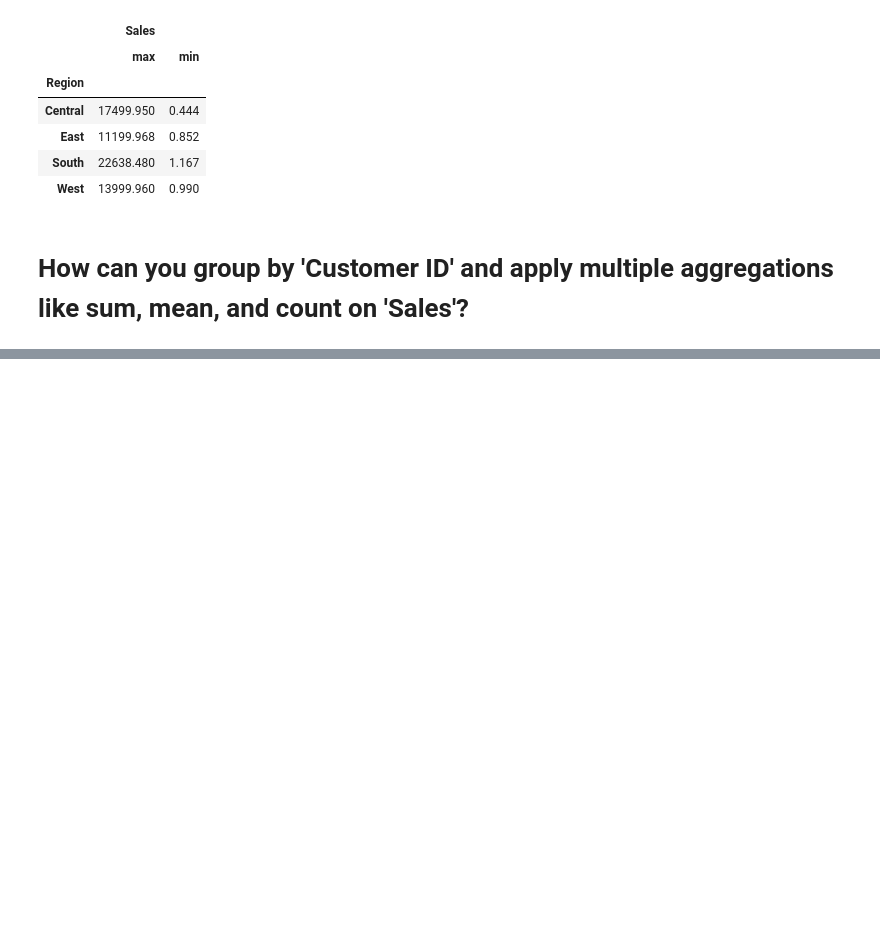
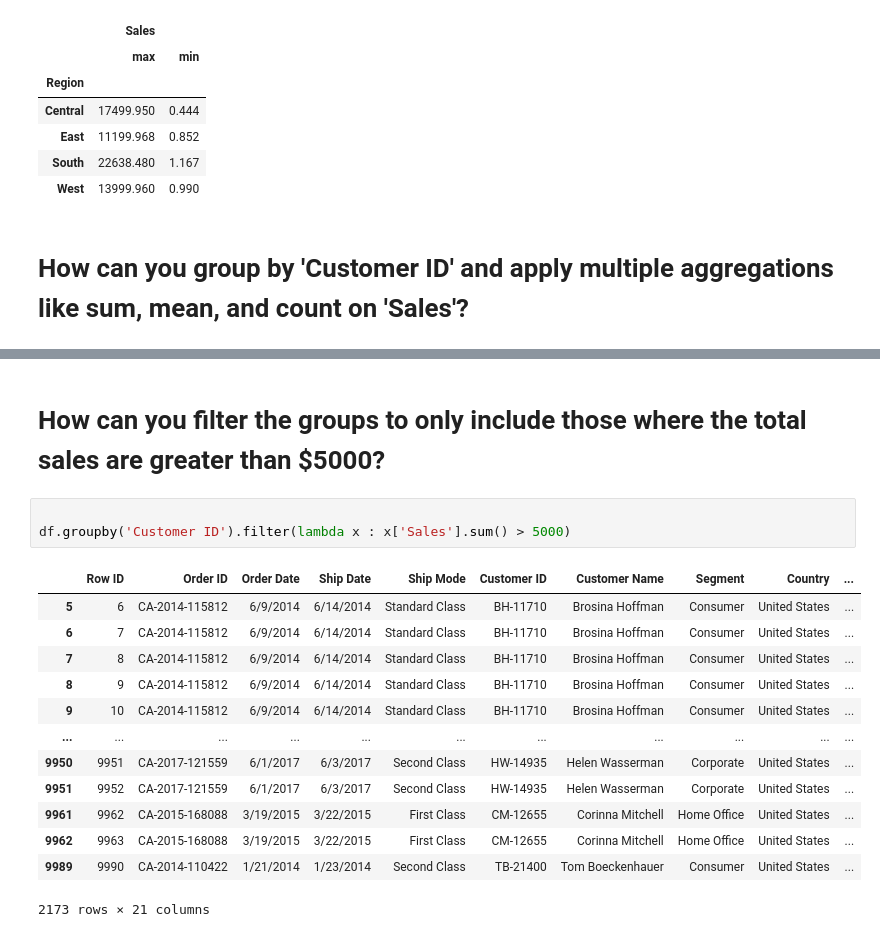
Before and after one commit to TylorOP/Machine-Learning, a Jupyter notebook: Pandas/Day-8-Groupby.ipynb, the cells around one changed output, grey strips where cells are left out. Drawn from its saved outputs; the diff is of its cells as text; blank space fills up the shorter version.

```diff
--- a/Pandas/Day-8-Groupby.ipynb
+++ b/Pandas/Day-8-Groupby.ipynb
@@ -190,0 +311,19 @@ df[df['Customer ID'].duplicated()]
+# %% [markdown]
+# How can you filter the groups to only include those where the total sales are greater than $5000?
+# %%
+
+df.groupby('Customer ID').filter(lambda x : x['Sales'].sum() > 5000)
+# %% [output]
+|  | Row ID | Order ID | Order Date | Ship Date | Ship Mode | Customer ID | Customer Name | Segment | Country | ... |
+| 5 | 6 | CA-2014-115812 | 6/9/2014 | 6/14/2014 | Standard Class | BH-11710 | Brosina Hoffman | Consumer | United States | ... |
+| 6 | 7 | CA-2014-115812 | 6/9/2014 | 6/14/2014 | Standard Class | BH-11710 | Brosina Hoffman | Consumer | United States | ... |
+| 7 | 8 | CA-2014-115812 | 6/9/2014 | 6/14/2014 | Standard Class | BH-11710 | Brosina Hoffman | Consumer | United States | ... |
+| 8 | 9 | CA-2014-115812 | 6/9/2014 | 6/14/2014 | Standard Class | BH-11710 | Brosina Hoffman | Consumer | United States | ... |
+| 9 | 10 | CA-2014-115812 | 6/9/2014 | 6/14/2014 | Standard Class | BH-11710 | Brosina Hoffman | Consumer | United States | ... |
+| ... | ... | ... | ... | ... | ... | ... | ... | ... | ... | ... |
+| 9950 | 9951 | CA-2017-121559 | 6/1/2017 | 6/3/2017 | Second Class | HW-14935 | Helen Wasserman | Corporate | United States | ... |
+| 9951 | 9952 | CA-2017-121559 | 6/1/2017 | 6/3/2017 | Second Class | HW-14935 | Helen Wasserman | Corporate | United States | ... |
+| 9961 | 9962 | CA-2015-168088 | 3/19/2015 | 3/22/2015 | First Class | CM-12655 | Corinna Mitchell | Home Office | United States | ... |
+| 9962 | 9963 | CA-2015-168088 | 3/19/2015 | 3/22/2015 | First Class | CM-12655 | Corinna Mitchell | Home Office | United States | ... |
+| 9989 | 9990 | CA-2014-110422 | 1/21/2014 | 1/23/2014 | Second Class | TB-21400 | Tom Boeckenhauer | Consumer | United States | ... |
+2173 rows × 21 columns
```
Also changed, not shown: parts of 33 cells of this notebook.
